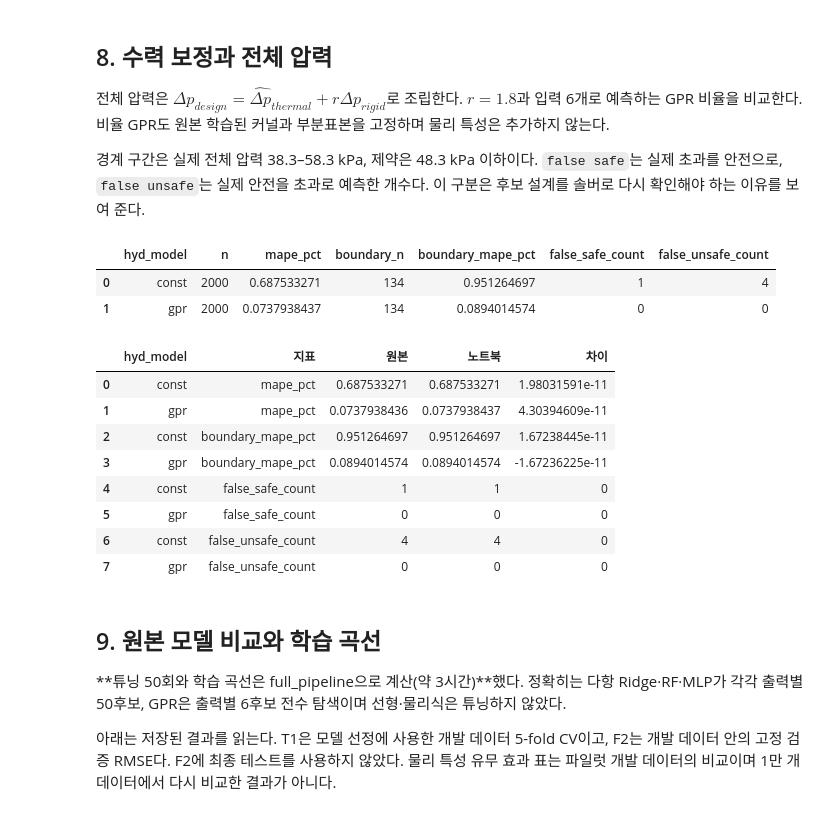
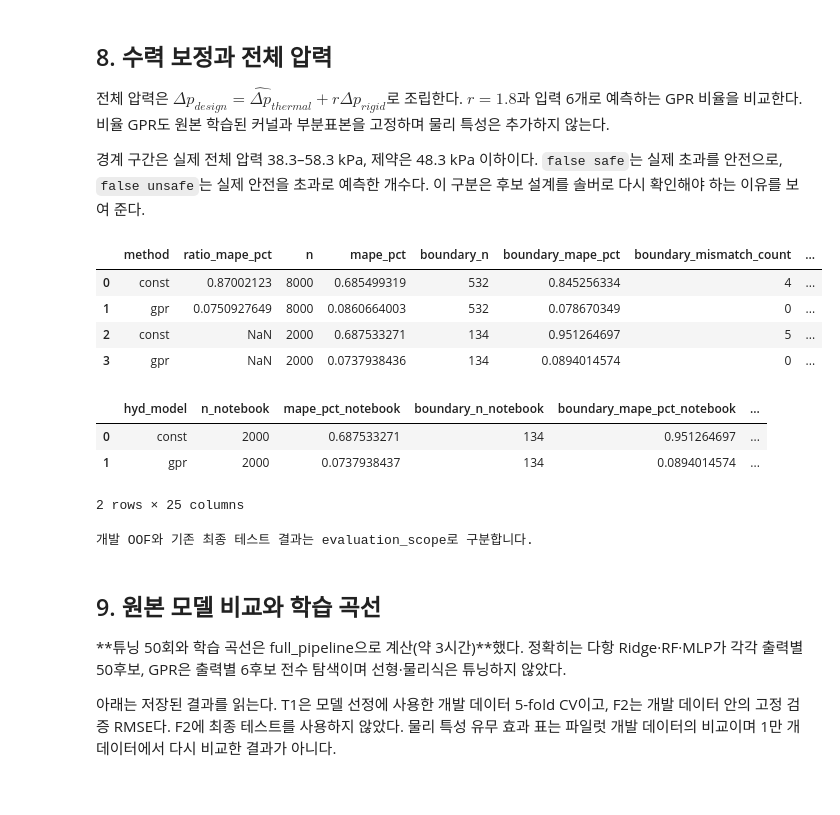
Before and after one commit to Yujinwoo1/lh2-suction-pipe-opt, a Jupyter notebook: submission/LH2_core.ipynb, the cells around one changed output. Cells and saved outputs as stored; diff of their text form; code cells hidden in the pictures.

```diff
--- a/submission/LH2_core.ipynb
+++ b/submission/LH2_core.ipynb
@@ -243,45 +163,21 @@ pred_diff.to_csv(ref / 'notebook_prediction_difference.csv', index=False)
 전체 압력은 $\Delta p_{design}=\widehat{\Delta p}_{thermal}+r\Delta p_{rigid}$로 조립한다. $r=1.8$과 입력 6개로 예측하는 GPR 비율을 비교한다. 비율 GPR도 원본 학습된 커널과 부분표본을 고정하며 물리 특성은 추가하지 않는다.
 
 경계 구간은 실제 전체 압력 38.3–58.3 kPa, 제약은 48.3 kPa 이하이다. `false safe`는 실제 초과를 안전으로, `false unsafe`는 실제 안전을 초과로 예측한 개수다. 이 구분은 후보 설계를 솔버로 다시 확인해야 하는 이유를 보여 준다.
-# %%
-hyd_samples = pd.read_csv(ref / 'hydraulic_subsamples.csv')
-ids = hyd_samples.loc[hyd_samples.stage == 'refit', 'case_id']
-assert len(ids) == 3000 and ids.is_unique and set(ids) <= set(dev.case_id)
-hyd_data = dev.set_index('case_id').loc[ids]
-params = fixed['hyd_ratio__gpr'].copy()
-params['kernel'] = read_kernel(params['kernel'])
-assert params['optimizer'] is None
-ratio = Pipeline([('scale', StandardScaler()), ('model', GaussianProcessRegressor(**params))])
-ratio.fit(hyd_data[p.FEATURES], hyd_data.dp_hyd_Pa/hyd_data.dp_rigid_Pa)
-rigid = p.rigid_pressure(test)
-thermal = pred['dp_thermal_Pa__gpr']
-pressure = {'const': thermal+1.8*rigid, 'gpr': thermal+ratio.predict(x_test)*rigid}
-hyd = pd.DataFrame([{'hyd_model': name, **pressure_metrics(test.dp_design_Pa, values)}
-                    for name, values in pressure.items()])
-hyd_original = pd.read_csv(ref / 'final_pressure_comparison.csv')
-hyd_compare = hyd.merge(hyd_original, on='hyd_model', suffixes=('_notebook','_original'))
-for col in ['mape_pct','boundary_mape_pct','false_safe_count','false_unsafe_count']:
-    hyd_compare[col+'_difference'] = hyd_compare[col+'_notebook']-hyd_compare[col+'_original']
-display(hyd[['hyd_model','n','mape_pct','boundary_n','boundary_mape_pct','false_safe_count','false_unsafe_count']])
-hyd_view = pd.concat([hyd_compare[['hyd_model', col+'_original', col+'_notebook', col+'_difference']]
-                      .rename(columns={col+'_original':'원본', col+'_notebook':'노트북', col+'_difference':'차이'})
-                      .assign(지표=col) for col in ['mape_pct','boundary_mape_pct','false_safe_count','false_unsafe_count']],
-                     ignore_index=True)
-display(hyd_view[['hyd_model','지표','원본','노트북','차이']])
-hyd_compare.to_csv(ref / 'notebook_hydraulic_comparison.csv', index=False)
-# %% [output]
-|  | hyd_model | n | mape_pct | boundary_n | boundary_mape_pct | false_safe_count | false_unsafe_count |
-| 0 | const | 2000 | 0.687533271 | 134 | 0.951264697 | 1 | 4 |
-| 1 | gpr | 2000 | 0.0737938437 | 134 | 0.0894014574 | 0 | 0 |
-|  | hyd_model | 지표 | 원본 | 노트북 | 차이 |
-| 0 | const | mape_pct | 0.687533271 | 0.687533271 | 1.98031591e-11 |
-| 1 | gpr | mape_pct | 0.0737938436 | 0.0737938437 | 4.30394609e-11 |
-| 2 | const | boundary_mape_pct | 0.951264697 | 0.951264697 | 1.67238445e-11 |
-| 3 | gpr | boundary_mape_pct | 0.0894014574 | 0.0894014574 | -1.67236225e-11 |
-| 4 | const | false_safe_count | 1 | 1 | 0 |
-| 5 | gpr | false_safe_count | 0 | 0 | 0 |
-| 6 | const | false_unsafe_count | 4 | 4 | 0 |
-| 7 | gpr | false_unsafe_count | 0 | 0 | 0 |
+# %%
+display(pd.read_csv(results / 'T_hydraulic_effect.csv'))
+display(pd.read_csv(ref / 'notebook_hydraulic_comparison.csv'))
+print('개발 OOF와 기존 최종 테스트 결과는 evaluation_scope로 구분합니다.')
+# %% [output]
+|  | method | ratio_mape_pct | n | mape_pct | boundary_n | boundary_mape_pct | boundary_mismatch_count | ... |
+| 0 | const | 0.87002123 | 8000 | 0.685499319 | 532 | 0.845256334 | 4 | ... |
+| 1 | gpr | 0.0750927649 | 8000 | 0.0860664003 | 532 | 0.078670349 | 0 | ... |
+| 2 | const | NaN | 2000 | 0.687533271 | 134 | 0.951264697 | 5 | ... |
+| 3 | gpr | NaN | 2000 | 0.0737938436 | 134 | 0.0894014574 | 0 | ... |
+|  | hyd_model | n_notebook | mape_pct_notebook | boundary_n_notebook | boundary_mape_pct_notebook | ... |
+| 0 | const | 2000 | 0.687533271 | 134 | 0.951264697 | ... |
+| 1 | gpr | 2000 | 0.0737938437 | 134 | 0.0894014574 | ... |
+2 rows × 25 columns
+개발 OOF와 기존 최종 테스트 결과는 evaluation_scope로 구분합니다.
 # %% [markdown]
 ## 9. 원본 모델 비교와 학습 곡선
 **튜닝 50회와 학습 곡선은 full_pipeline으로 계산(약 3시간)**했다. 정확히는 다항 Ridge·RF·MLP가 각각 출력별 50후보, GPR은 출력별 6후보 전수 탐색이며 선형·물리식은 튜닝하지 않았다.
```
Also changed, not shown: parts of 27 cells of this notebook, 17 other files.
